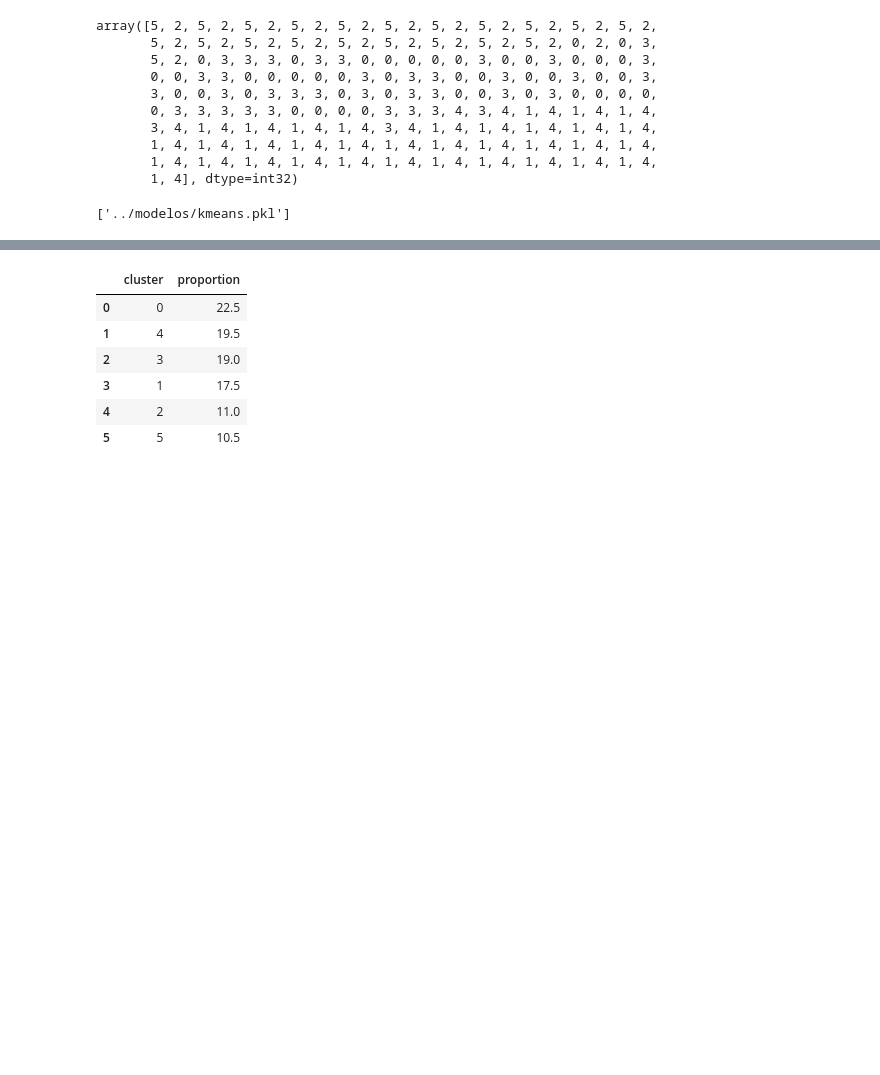
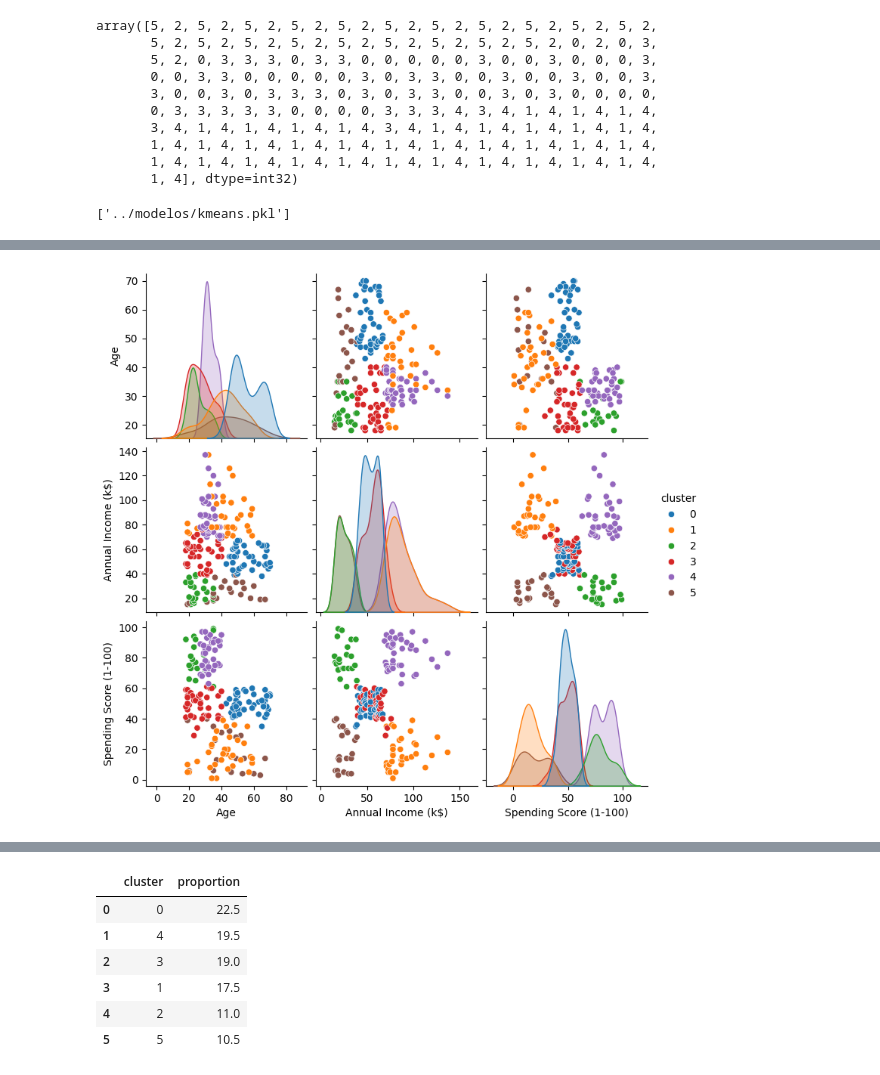
Before and after one commit to Felandim/PortfolioProjetos, a Jupyter notebook: 2 Segmentação de clientes/notebook/projeto_supermercado_02_clustering.ipynb, the cells around one changed output, grey strips where cells are left out. Saved outputs shown, nothing was run; the diff lists cells and outputs as text; code cells hidden in the pictures; blank space fills up the shorter version.

```diff
--- a/2 Segmentação de clientes/notebook/projeto_supermercado_02_clustering.ipynb
+++ b/2 Segmentação de clientes/notebook/projeto_supermercado_02_clustering.ipynb
@@ -77,0 +89,4 @@ df_clustered['cluster'] = kmeans.labels_
+# %%
+sns.pairplot(df_clustered, diag_kind="kde", hue="cluster", palette="tab10");
+# %% [output]
+[figure, added]
```
Also changed, not shown: parts of 5 cells of this notebook, 1 other file.
